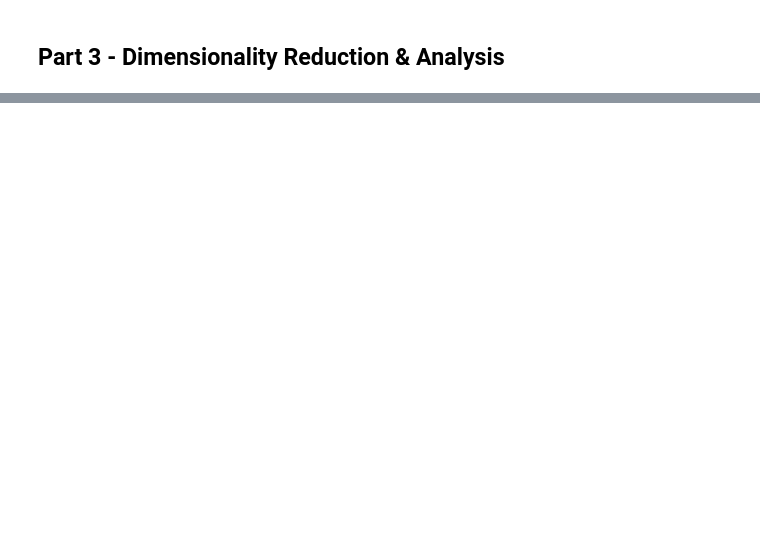
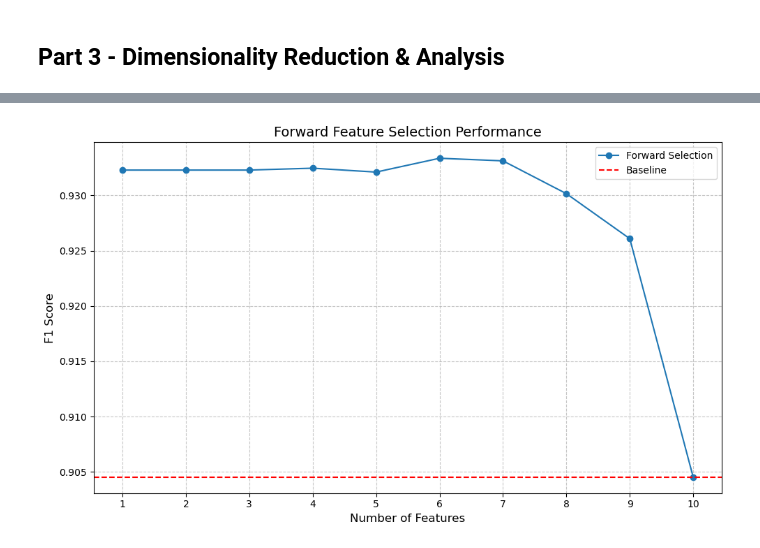
Before and after one commit to MokahalA/ELG5255_A2, a Jupyter notebook: Assignment2.ipynb, the cells around one changed output, grey strips where cells are left out. Saved outputs shown, nothing was run; the diff lists cells and outputs as text; code cells hidden in the pictures; blank space fills up the shorter version.

```diff
--- a/Assignment2.ipynb
+++ b/Assignment2.ipynb
@@ -288,0 +599,98 @@ plt.savefig('tsne_plots.png', dpi=300, bbox_inches='tight')
+# %%
+# Using Filter method (Forward Selection)
+
+# Read the Excel file
+df = pd.read_csv('MCSDatasetNEXTCONLab.csv')
+
+'''Split into test-train sets'''
+
+# Features and target
+features = ['Latitude', 'Longitude', 'Hour', 'Minute', 'Duration',
+           'RemainingTime', 'Resources', 'Coverage', 'OnPeakHours', 'GridNumber']
+X = df[features]
+y = df['Legitimacy']
+
+# Split data based on Day values
+X_train = X[df['Day'].isin([0, 1, 2])]
+X_test = X[df['Day'] == 3]
+y_train = y[df['Day'].isin([0, 1, 2])]
+y_test = y[df['Day'] == 3]
+
+t = MinMaxScaler()
+X_train = t.fit_transform(X_train)
+X_test = t.fit_transform(X_test)
+
+# Initialize model
+
+model = GaussianNB()
+
+# Assuming X_train and X_test are already defined, and features are known
+def forward_selection(X_train, y_train, X_test, y_test, model, feature_names):
+    selected_features = []  # Initialize with no features selected
+    f1_scores = {}
+    feature_sets = {}
+    best_f1 = -1  # Initialize best F1 score
+    best_subset = []  # Initialize best subset
+
+    remaining_features = list(range(X_train.shape[1]))  # Use indices for features
+
+    while remaining_features:
+        best_f1_current = -1
+        best_feature = None
+        best_subset_current = None
+
+        # Try adding each feature one by one
+        for feature in remaining_features:
+            current_features = selected_features + [feature]
+            # Select columns using indices
+            X_train_subset = X_train[:, current_features]
+            X_test_subset = X_test[:, current_features]
+
+            # Train the model with the current set of features
+            model.fit(X_train_subset, y_train)
+            y_pred = model.predict(X_test_subset)
+
+            current_f1 = f1_score(y_test, y_pred)
+
+            # If this feature improves F1 score, select it
+            if current_f1 > best_f1_current:
+                best_f1_current = current_f1
+                best_feature = feature
+                best_subset_current = current_features
+
+        if best_feature is not None:
+            # Add the best feature to the list of selected features
+            selected_features = best_subset_current
+            remaining_features.remove(best_feature)
+            f1_scores[len(selected_features)] = best_f1_current
+            feature_sets[len(selected_features)] = [feature_names[i] for i in selected_features]
+
+            # Update the best F1 and best subset if the current one is better
+            if best_f1_current > best_f1:
+                best_f1 = best_f1_current
+                best_subset = [feature_names[i] for i in selected_features]
+
+    return f1_scores, feature_sets, best_f1, best_subset
+
+# Perform forward feature selection with column indices
+f1_scores, feature_sets, best_f1, best_subset = forward_selection(X_train, y_train, X_test, y_test, model, features)
+
+# Print the best feature subset and its F1 score
+print("\nBest Feature Subset:", best_subset)
+print("Best F1 Score:", best_f1)
+
+# Plotting the results
+plt.figure(figsize=(10, 6))
+plt.plot(list(f1_scores.keys()), list(f1_scores.values()), marker='o', label='Forward Selection')
+plt.axhline(y=baseline_f1, color='r', linestyle='--', label='Baseline')
+
+plt.title("Forward Feature Selection Performance", fontsize=14)
+plt.xlabel("Number of Features", fontsize=12)
+plt.ylabel("F1 Score", fontsize=12)
+plt.grid(True, linestyle='--', alpha=0.7)
+plt.legend()
+plt.xticks(range(1, len(f1_scores) + 1))
+
+plt.tight_layout()
+plt.show()
+# %% [output]
@@ -288,0 +699 @@ plt.savefig('tsne_plots.png', dpi=300, bbox_inches='tight')
+[figure, added]
```
Also changed, not shown: parts of 11 cells of this notebook.
